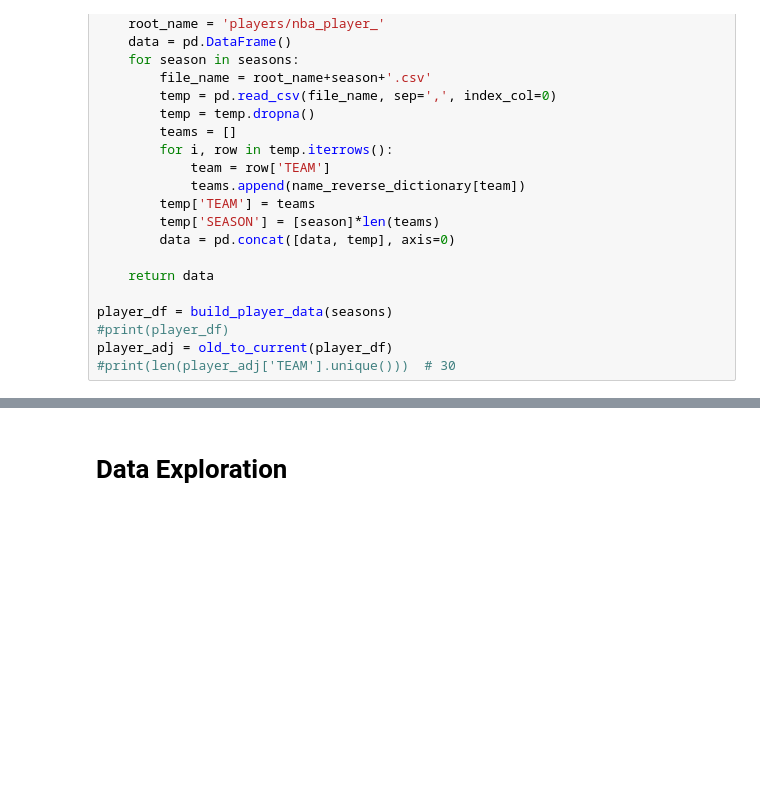
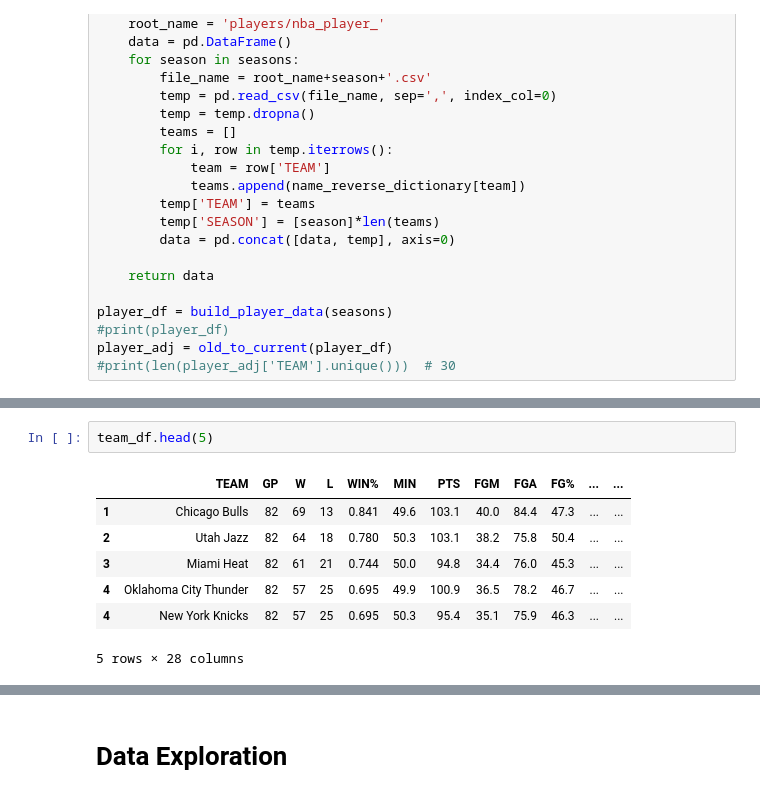
Before and after one commit to scbrock/basketball, a Jupyter notebook: NBA_data_exploration_2.ipynb, the cells around one changed output, grey strips where cells are left out. Drawn from its saved outputs; the diff is of its cells as text; blank space fills up the shorter version.

```diff
--- a/NBA_data_exploration_2.ipynb
+++ b/NBA_data_exploration_2.ipynb
@@ -153,0 +164,10 @@ player_adj = old_to_current(player_df)
+# %%
+team_df.head(5)
+# %% [output]
+|  | TEAM | GP | W | L | WIN% | MIN | PTS | FGM | FGA | FG% | ... | ... |
+| 1 | Chicago Bulls | 82 | 69 | 13 | 0.841 | 49.6 | 103.1 | 40.0 | 84.4 | 47.3 | ... | ... |
+| 2 | Utah Jazz | 82 | 64 | 18 | 0.780 | 50.3 | 103.1 | 38.2 | 75.8 | 50.4 | ... | ... |
+| 3 | Miami Heat | 82 | 61 | 21 | 0.744 | 50.0 | 94.8 | 34.4 | 76.0 | 45.3 | ... | ... |
+| 4 | Oklahoma City Thunder | 82 | 57 | 25 | 0.695 | 49.9 | 100.9 | 36.5 | 78.2 | 46.7 | ... | ... |
+| 4 | New York Knicks | 82 | 57 | 25 | 0.695 | 50.3 | 95.4 | 35.1 | 75.9 | 46.3 | ... | ... |
+5 rows × 28 columns
```
Also changed, not shown: parts of 3 cells of this notebook.
